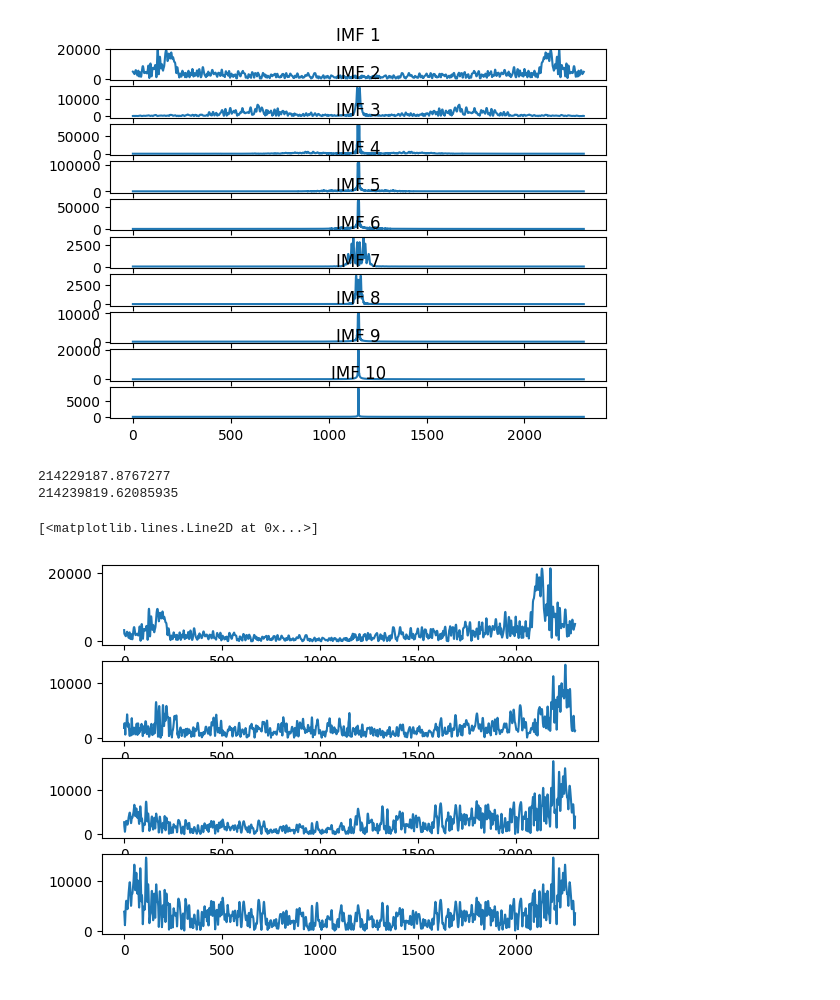
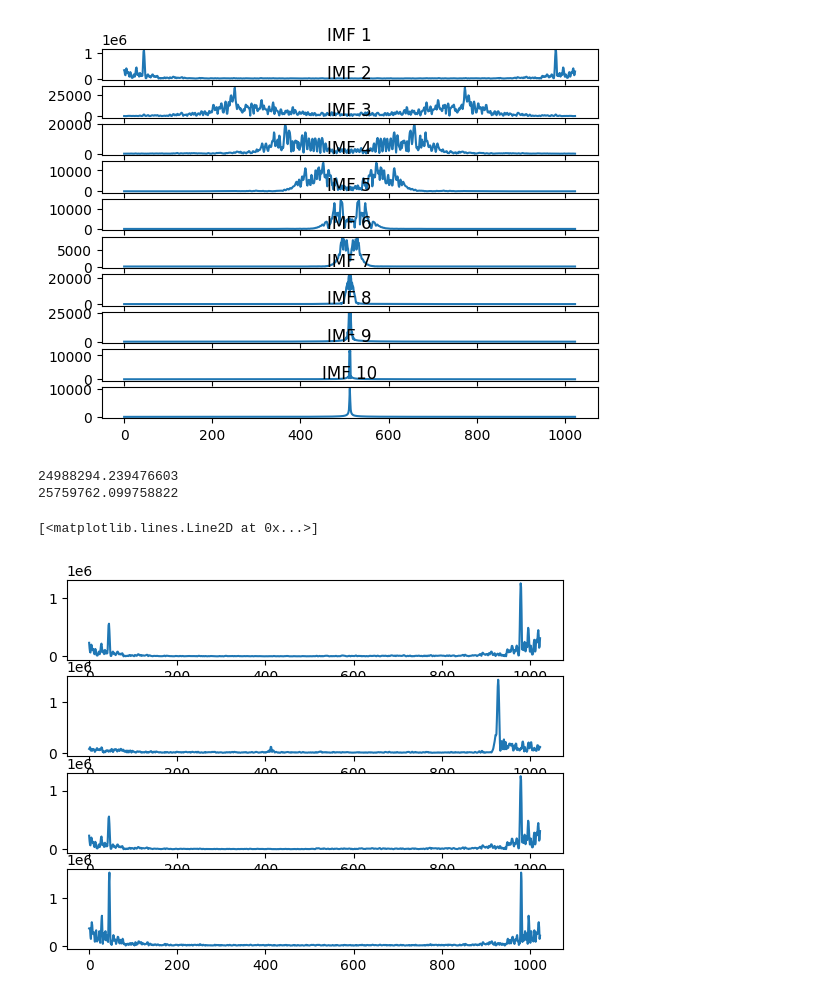
Before and after one commit to Diegoapulgarin/DLOCT, a Jupyter notebook: CxDLOCT/experimental_EMD.ipynb, the cells around one changed output. Drawn from its saved outputs; the diff is of its cells as text; code cells hidden in the pictures.

Commit message:
graphics for thesis

```diff
--- a/CxDLOCT/experimental_EMD.ipynb
+++ b/CxDLOCT/experimental_EMD.ipynb
@@ -65,6 +43,12 @@ for imag_file, real_file in zip(artifact_files[::2], artifact_files[1::2]):
+# %%
+path = r'E:\DLOCT\Experimental_Data_complex'
+file = 'depthNail.npy'
+filecc = 'depthNailcc.npy'
+tom = np.load(os.path.join(path,file))
+tomcc = np.load(os.path.join(path,filecc))
 # %%
-fringescc = fftshift(ifft(tomcc,axis=0),axes=0)
-fringes = fftshift(ifft(tom,axis=0),axes=0)
+fringescc = fftshift(ifft(tomcc[:,:,:,0]+1j*tomcc[:,:,:,1],axis=0),axes=0)
+fringes = fftshift(ifft(tom[:,:,:,0]+1j*tom[:,:,:,1],axis=0),axes=0)
 aline = 512
 bscan = 0
 singlecc = fringescc[:,aline,bscan]
@@ -96,4 +80,5 @@ fig.show()
 emd = EMD()
 imfs_real = emd(np.real(single))
 imfs_imag = emd(np.imag(single))
-imfscc = emd(np.real(singlecc))
+imfscc_real = emd(np.real(singlecc))
+imfscc_imag = emd(np.imag(singlecc))
@@ -120,31 +109,31 @@ plt.show()
 powerleft = 0
 powerright = 0
 plt.figure()
-for i in range(len(imfscc)):
-    fftimf = fftshift(fft(imfscc[i]))
+for i in range(len(imfscc_real)):
+    fftimf = fftshift(fft(imfscc_real[i]))
     left = abs(np.sum(fftimf[0:int(len(fftimf)/2)]))**2/len(fftimf)/2
     right = abs(np.sum(fftimf[int(len(fftimf)/2):]))**2/len(fftimf)/2
     powerleft += left
     powerright += right
-    plt.subplot(len(imfscc), 1, i+1)
+    plt.subplot(len(imfscc_real), 1, i+1)
     plt.plot(abs(fftimf))
     plt.title(f'IMF {i+1}')
 plt.show()
 print(powerleft)
 print(powerright)
 # %% [output]
-[figure, old version]
+[figure, new version]
-214229187.8767277
-214239819.62085935
+24988294.239476603
+25759762.099758822
 # %%
 n=0
-imf = (imfscc[n]+1j*hilbert(imfscc[n]))/2
+imf = (imfscc_real[n]+1j*hilbert(imfscc_real[n]))/2
 analytic_signal = (np.real(singlecc) + 1j*hilbert(np.real(singlecc)))/2
 fig, axs = plt.subplots(nrows =4,ncols = 1)
 axs[0].plot((abs(fftshift(fft(imf)))))
 axs[1].plot(abs(fftshift(fft(single))))
 axs[2].plot((abs(fftshift(fft(analytic_signal)))))
 axs[3].plot(abs(fftshift(fft(singlecc))))
 # %% [output]
 [<matplotlib.lines.Line2D at 0x...>]
-[figure, old version]
+[figure, new version]
```
Also changed, not shown: parts of 10 cells of this notebook, 11 other files.
